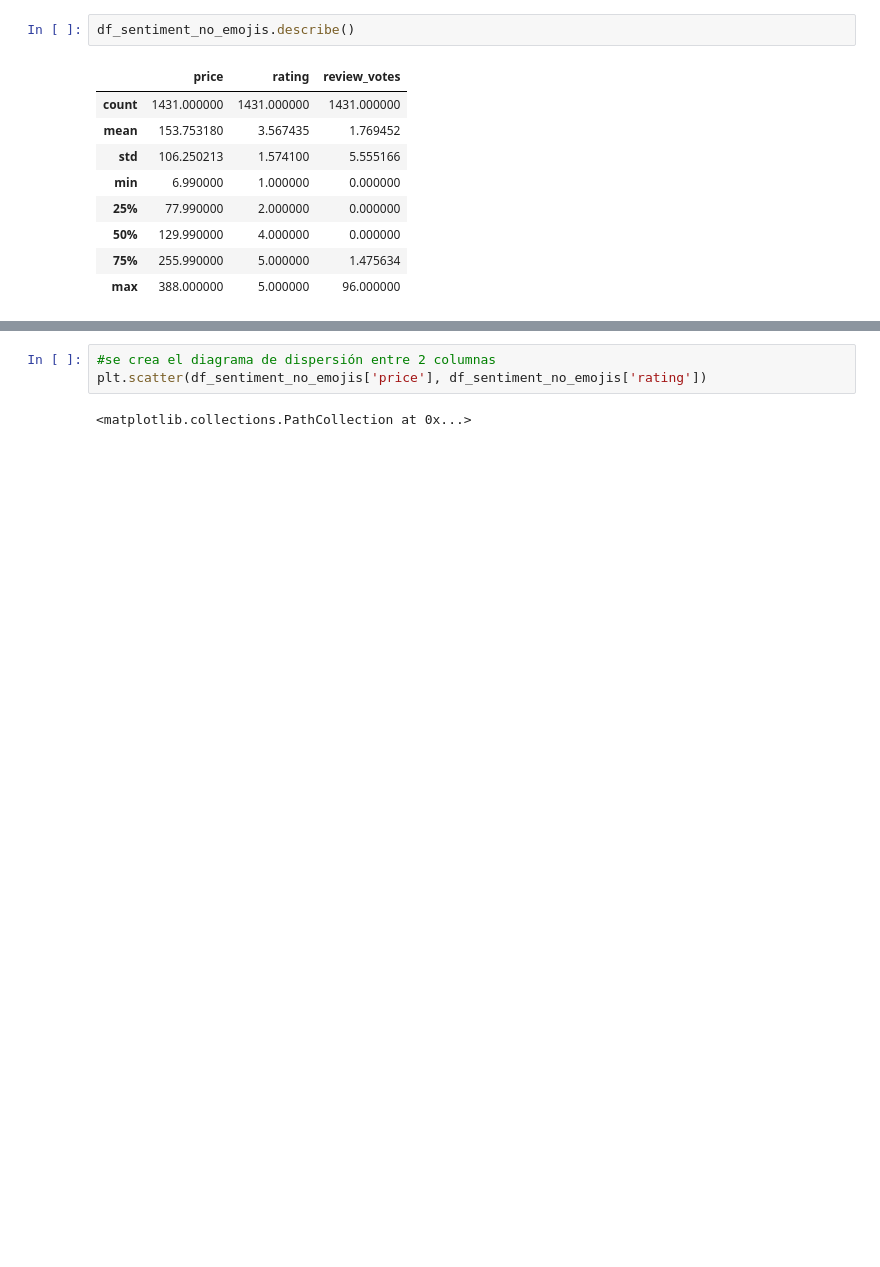
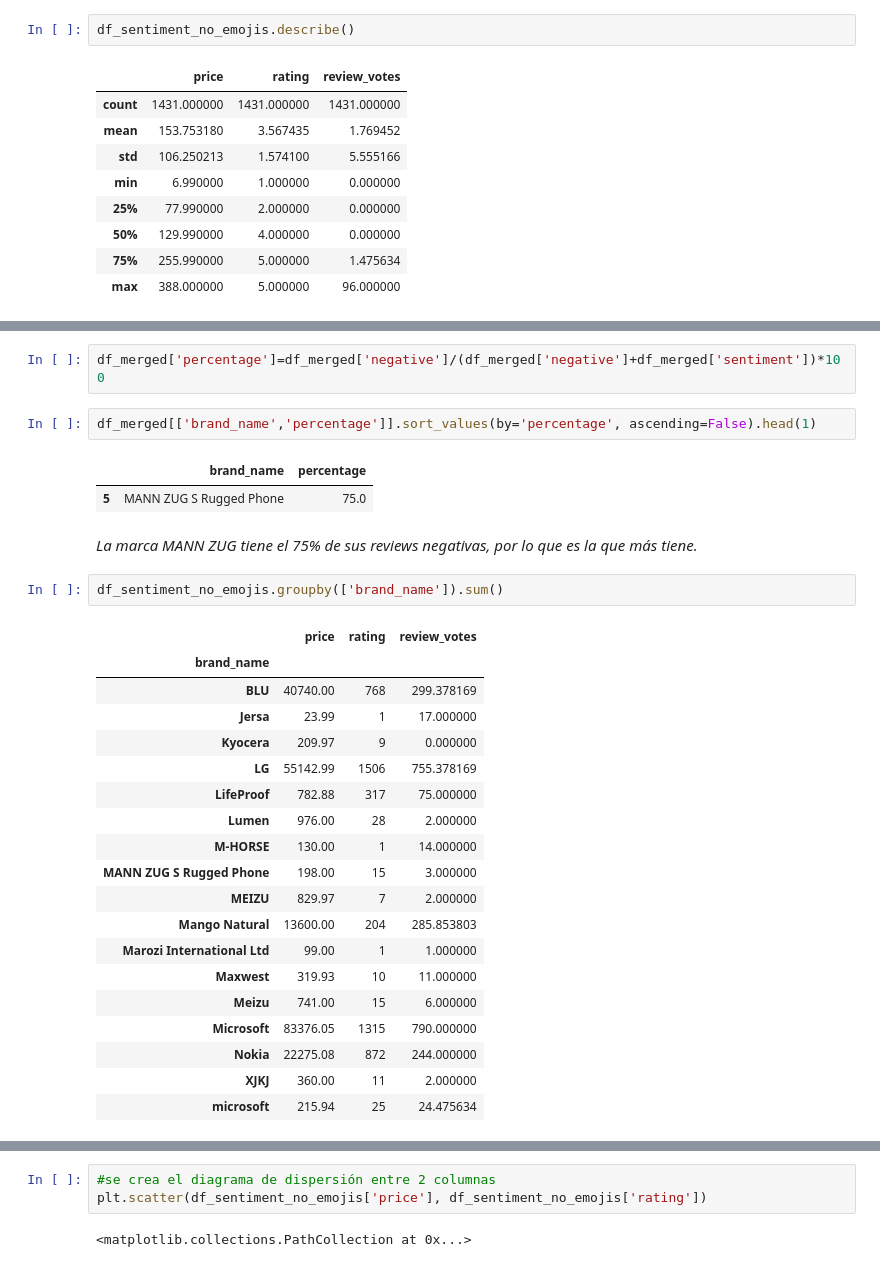
Before and after one commit to flako264/Proyecto-Python, a Jupyter notebook: Proyecto_python_bedu.ipynb, the cells around one changed output, grey strips where cells are left out. Cells and saved outputs as stored; diff of their text form; blank space fills up the shorter version.

```diff
--- a/Proyecto_python_bedu.ipynb
+++ b/Proyecto_python_bedu.ipynb
@@ -683,0 +854,31 @@ Siendo categoricos pasamos a responder la siguientes preguntas:
+# %%
+df_merged['percentage']=df_merged['negative']/(df_merged['negative']+df_merged['sentiment'])*100
+# %%
+df_merged[['brand_name','percentage']].sort_values(by='percentage', ascending=False).head(1)
+# %% [output]
+|  | brand_name | percentage |
+| 5 | MANN ZUG S Rugged Phone | 75.0 |
+# %% [markdown]
+*La marca MANN ZUG tiene el 75% de sus reviews negativas, por lo que es la que más tiene.*
+# %%
+df_sentiment_no_emojis.groupby(['brand_name']).sum()
+# %% [output]
+|  | price | rating | review_votes |
+| brand_name |  |  |  |
+| BLU | 40740.00 | 768 | 299.378169 |
+| Jersa | 23.99 | 1 | 17.000000 |
+| Kyocera | 209.97 | 9 | 0.000000 |
+| LG | 55142.99 | 1506 | 755.378169 |
+| LifeProof | 782.88 | 317 | 75.000000 |
+| Lumen | 976.00 | 28 | 2.000000 |
+| M-HORSE | 130.00 | 1 | 14.000000 |
+| MANN ZUG S Rugged Phone | 198.00 | 15 | 3.000000 |
+| MEIZU | 829.97 | 7 | 2.000000 |
+| Mango Natural | 13600.00 | 204 | 285.853803 |
+| Marozi International Ltd | 99.00 | 1 | 1.000000 |
+| Maxwest | 319.93 | 10 | 11.000000 |
+| Meizu | 741.00 | 15 | 6.000000 |
+| Microsoft | 83376.05 | 1315 | 790.000000 |
+| Nokia | 22275.08 | 872 | 244.000000 |
+| XJKJ | 360.00 | 11 | 2.000000 |
+| microsoft | 215.94 | 25 | 24.475634 |
```
Also changed, not shown: parts of 43 cells of this notebook.
